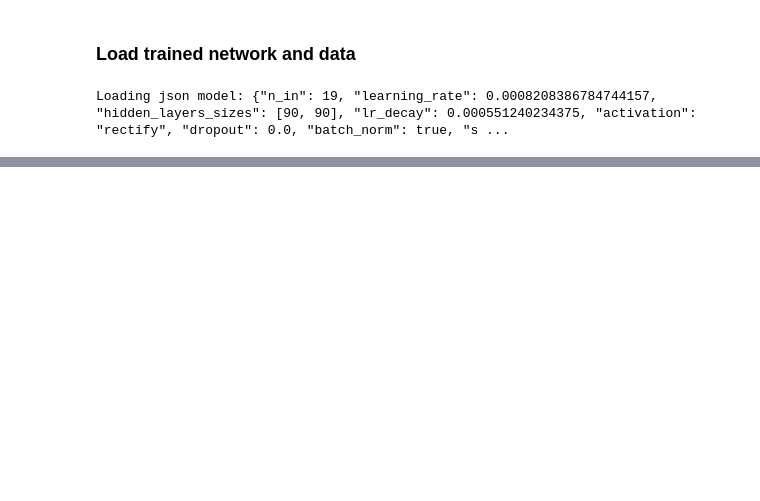
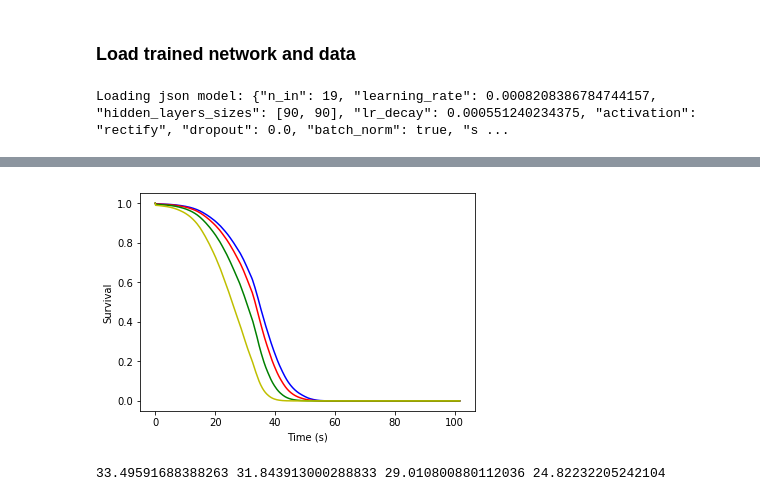
Before and after one commit to arashk1990/ProjectVR, a Jupyter notebook: models/WaitTimeCalculation.ipynb, the cells around one changed output, grey strips where cells are left out. Drawn from its saved outputs; the diff is of its cells as text; code cells hidden in the pictures; blank space fills up the shorter version.

```diff
--- a/models/WaitTimeCalculation.ipynb
+++ b/models/WaitTimeCalculation.ipynb
@@ -90,0 +137,24 @@ basehazard[100]*
+# %%
+def survfunction(hazard,t):
+    steps = int(np.round(t/0.1,0))
+    return np.exp(-sum(0.1 * hazard[0:steps]))     #0.1: dz
+# %%
+surv3=[]
+hazardarray = hazard(xtrain[3:4,0:network.hyperparams['n_in']])
+for t in discreteTimes:
+    surv3.append(survfunction(hazardarray,t))
+# %%
+plt.xlabel('Time (s)')
+plt.ylabel('Survival')
+plt.plot(discreteTimes,surv0,'b')
+plt.plot(discreteTimes,surv1,'r')
+plt.plot(discreteTimes,surv2,'g')
+plt.plot(discreteTimes,surv3,'y')
+plt.show()
+# %% [output]
+[figure, added]
+# %%
+print(np.trapz(surv0,discreteTimes),np.trapz(surv1,discreteTimes),
+      np.trapz(surv2,discreteTimes),np.trapz(surv3,discreteTimes))
+# %% [output]
+33.49591688388263 31.843913000288833 29.010800880112036 24.82232205242104
```
Also changed, not shown: parts of 13 cells of this notebook.
